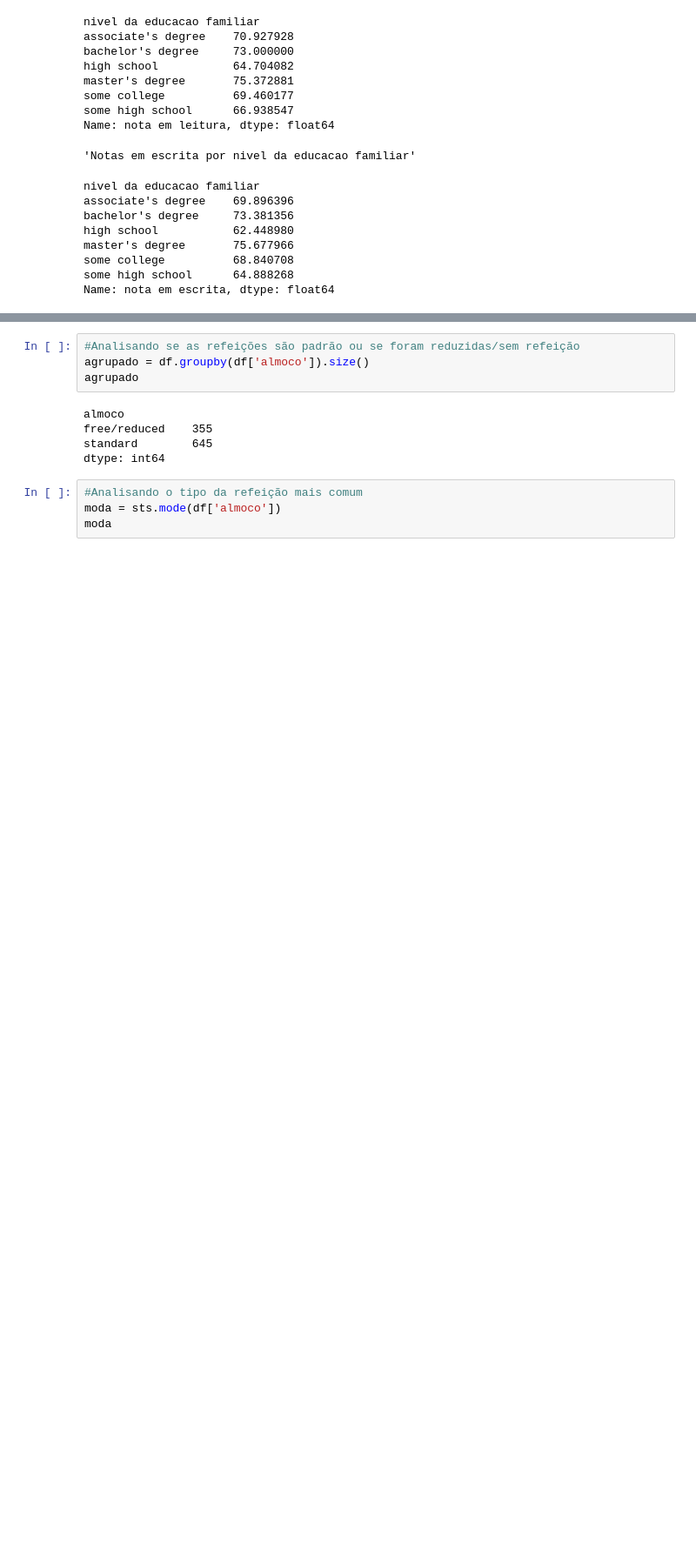
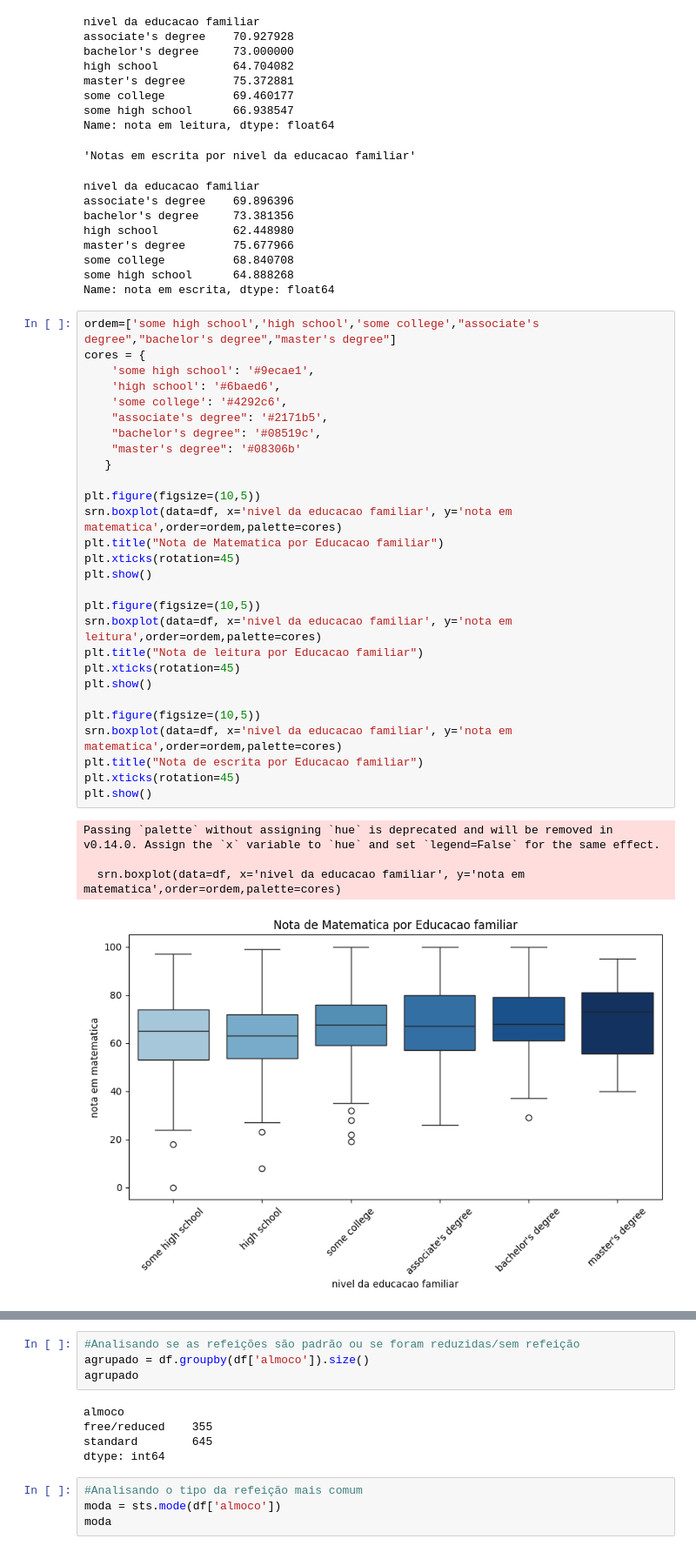
Before and after one commit to Rodrigo-Jr08/Semana-4, a Jupyter notebook: estatistica.ipynb, the cells around one changed output, grey strips where cells are left out. Shown at 87% size. Saved outputs shown, nothing was run; the diff lists cells and outputs as text; blank space fills up the shorter version.

```diff
--- a/estatistica.ipynb
+++ b/estatistica.ipynb
@@ -208,3 +276,36 @@ master's degree       75.677966
 some college          68.840708
 some high school      64.888268
 Name: nota em escrita, dtype: float64
+# %%
+ordem=['some high school','high school','some college',"associate's degree","bachelor's degree","master's degree"]
+cores = {
+    'some high school': '#9ecae1',
+    'high school': '#6baed6',
+    'some college': '#4292c6',
+    "associate's degree": '#2171b5',
+    "bachelor's degree": '#08519c',
+    "master's degree": '#08306b'
+   }
+
+plt.figure(figsize=(10,5))
+srn.boxplot(data=df, x='nivel da educacao familiar', y='nota em matematica',order=ordem,palette=cores)
+plt.title("Nota de Matematica por Educacao familiar")
+plt.xticks(rotation=45)
+plt.show()
+
+plt.figure(figsize=(10,5))
+srn.boxplot(data=df, x='nivel da educacao familiar', y='nota em leitura',order=ordem,palette=cores)
+plt.title("Nota de leitura por Educacao familiar")
+plt.xticks(rotation=45)
+plt.show()
+
+plt.figure(figsize=(10,5))
+srn.boxplot(data=df, x='nivel da educacao familiar', y='nota em matematica',order=ordem,palette=cores)
+plt.title("Nota de escrita por Educacao familiar")
+plt.xticks(rotation=45)
+plt.show()
+# %% [output]
+Passing `palette` without assigning `hue` is deprecated and will be removed in v0.14.0. Assign the `x` variable to `hue` and set `legend=False` for the same effect.
+
+  srn.boxplot(data=df, x='nivel da educacao familiar', y='nota em matematica',order=ordem,palette=cores)
+[figure, added]
```
Also changed, not shown: parts of 7 cells of this notebook.
